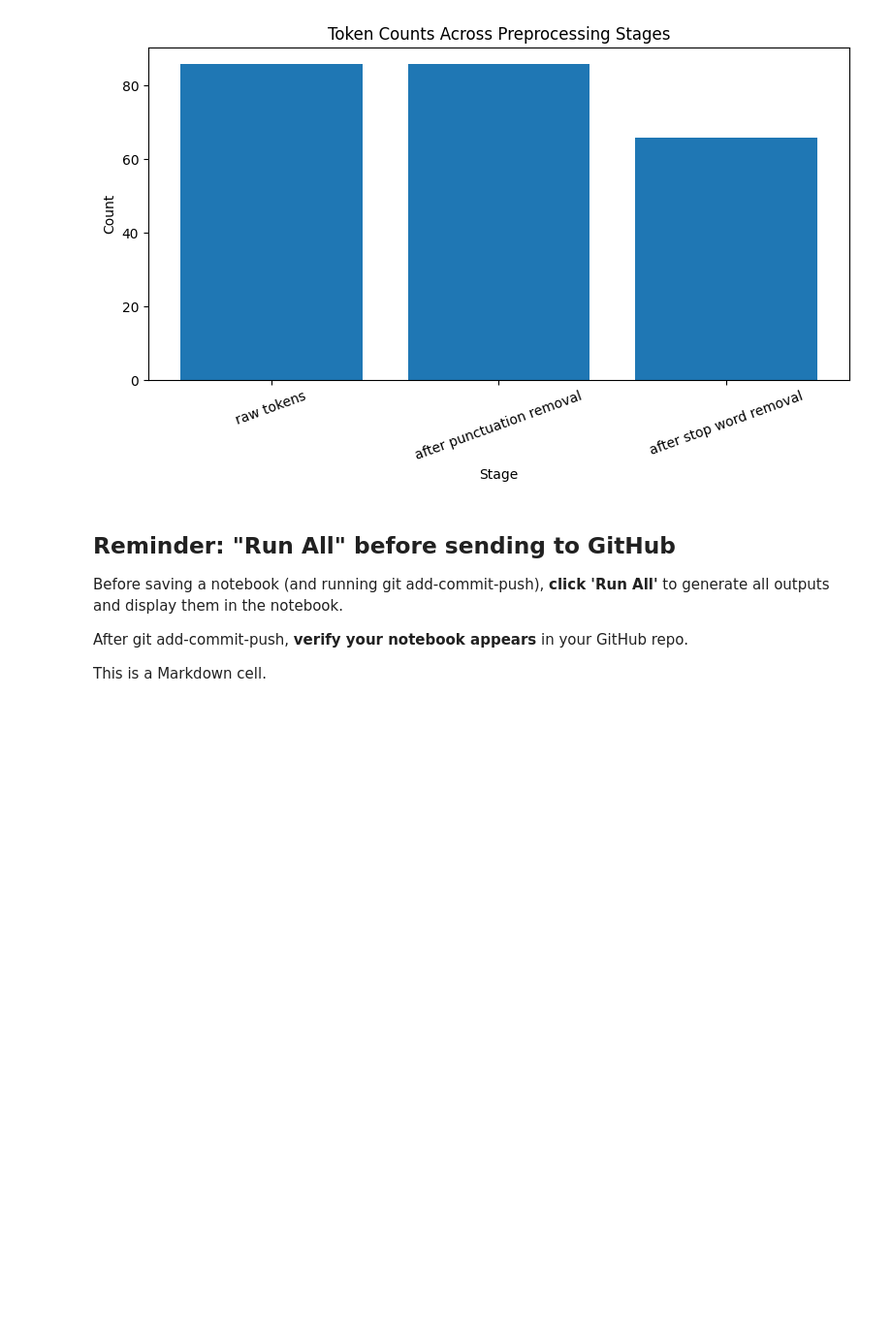
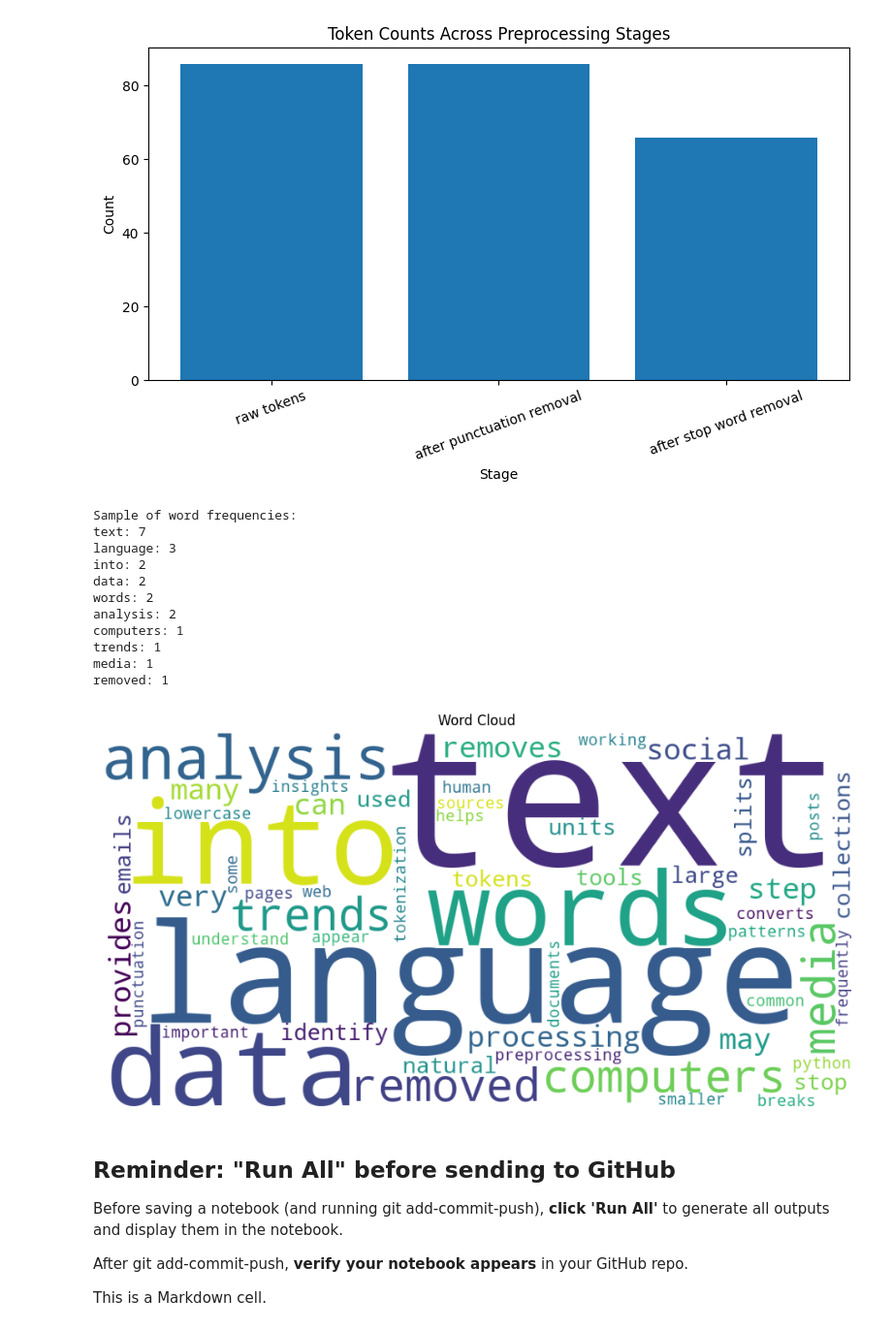
Before and after one commit to amrutu75/nlp-02-text-preprocessing-custom, a Jupyter notebook: notebooks/custom-text_preprocessing.ipynb, the cells around one changed output. Shown at 97% size. Drawn from its saved outputs; the diff is of its cells as text; code cells hidden in the pictures; blank space fills up the shorter version.

```diff
--- a/notebooks/custom-text_preprocessing.ipynb
+++ b/notebooks/custom-text_preprocessing.ipynb
@@ -364,6 +389,48 @@ plt.tight_layout()
 plt.show()
 # %% [output]
 [figure]
+# %%
+# Section 8 Python cell
+
+# For this, we want a Python dictionary
+# mapping words to their frequencies.
+# We can use the zip() function to combine the "word" and "len" columns into a dictionary.
+# First, convert the frequency dfs to lists with to_list(),
+# then zip() them together into a dictionary.
+# strict=True ensures both lists are the same length.
+freq_dict = dict(zip(freq_df["token"].to_list(), freq_df["len"].to_list(), strict=True))
+print("Sample of word frequencies:")
+for word, freq in list(freq_dict.items())[:10]:
+    print(f"{word}: {freq}")
+
+# Build a word cloud where larger words occur more frequently in the text.
+# Set width and height in pixels and set the background color.
+wc: WordCloud = WordCloud(width=1000, height=500, background_color="white")
+
+# Generate the word cloud from the frequency dictionary.
+wc.generate_from_frequencies(freq_dict)
+
+# Set the figure size in inches
+plt.figure(figsize=(12, 6))
+
+# Display the word cloud image with imshow() and turn off axes for a cleaner look.
+plt.imshow(wc)
+plt.axis("off")
+plt.title("Word Cloud")
+plt.show()
+# %% [output]
+Sample of word frequencies:
+text: 7
+language: 3
+into: 2
+data: 2
+words: 2
+analysis: 2
+computers: 1
+trends: 1
+media: 1
+removed: 1
+[figure, added]
 # %% [markdown]
 ## Reminder: "Run All" before sending to GitHub
 
```
Also changed, not shown: parts of 2 cells of this notebook.
